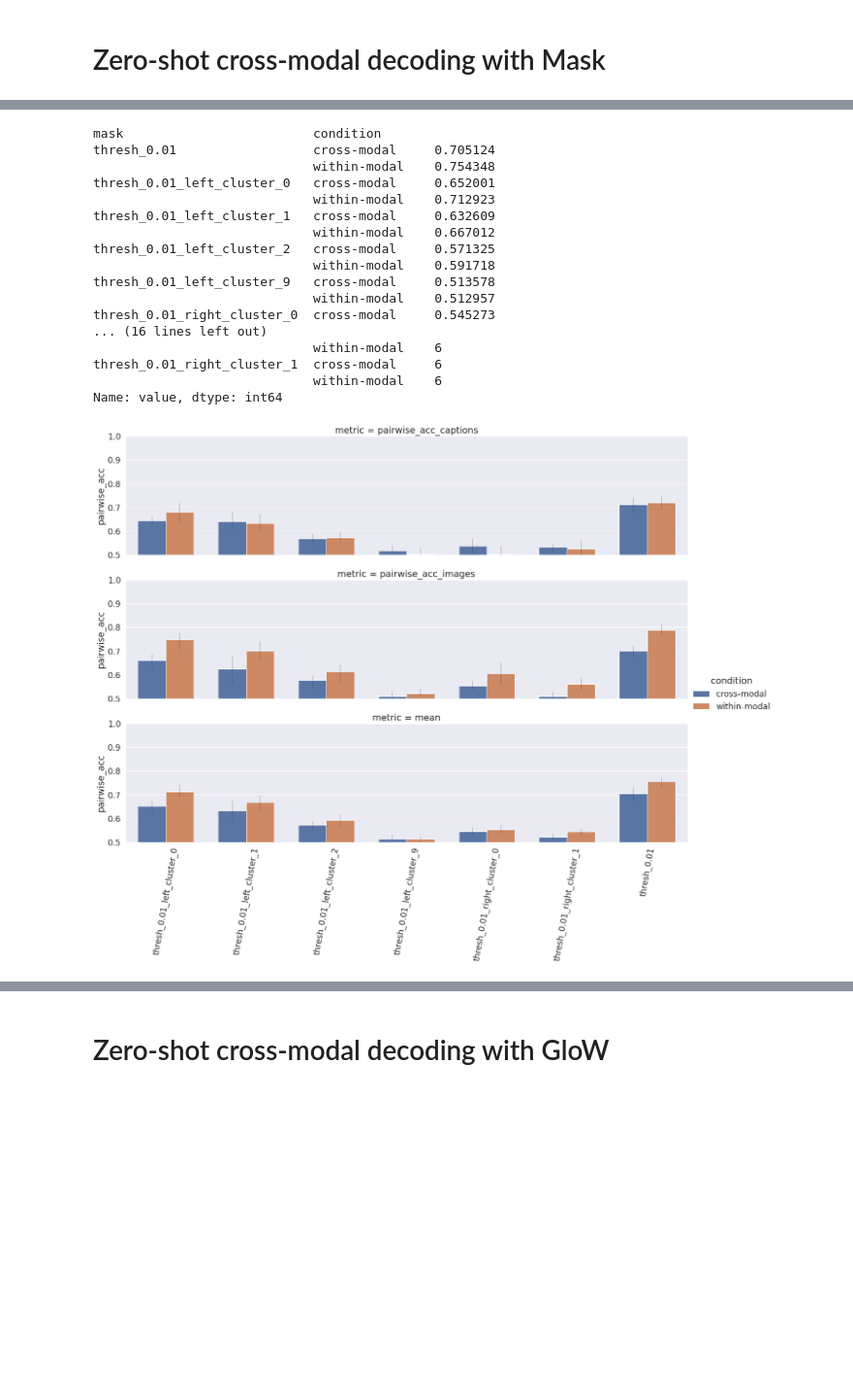
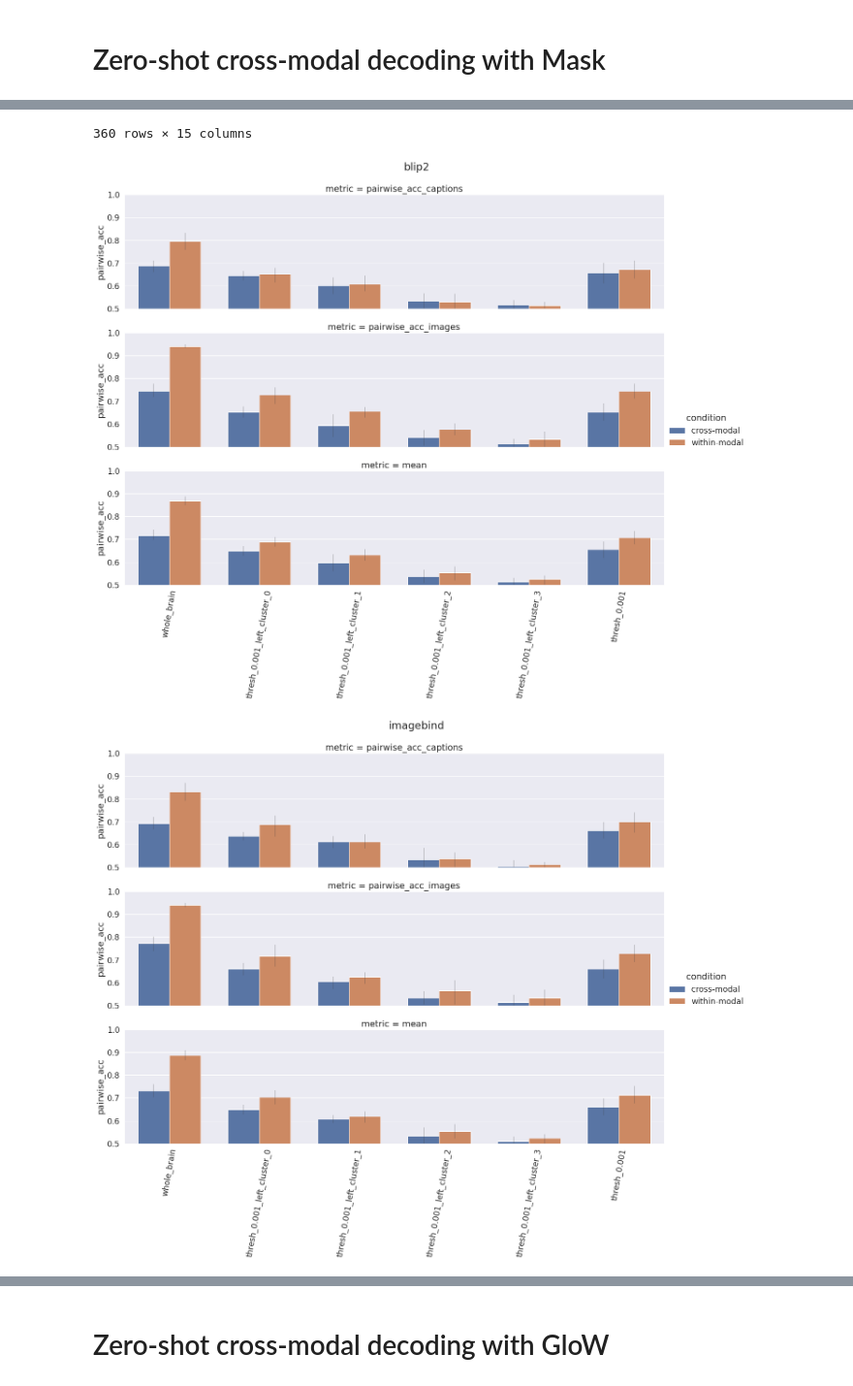
Before and after one commit to mitjanikolaus/multimodal_decoding, a Jupyter notebook: notebooks/zero_shot_cross_modal_decoding.ipynb, the cells around one changed output, grey strips where cells are left out. Shown at 97% size. Saved outputs shown, nothing was run; the diff lists cells and outputs as text; code cells hidden in the pictures; blank space fills up the shorter version.

```diff
--- a/notebooks/zero_shot_cross_modal_decoding.ipynb
+++ b/notebooks/zero_shot_cross_modal_decoding.ipynb
@@ -129,7 +129,7 @@ def calc_model_feat_order(data, model_order, feat_options=DEFAULT_FEAT_OPTIONS):
 
     return model_feat_order
 # %%
-def create_zero_shot_cross_modal_plot(data, x_variable, ylim=(0.5, 1)):
+def create_zero_shot_cross_modal_plot(data, x_variable, ylim=(0.5, 1), y_variable="value", ylabel="pairwise_acc", row_variable="metric", hue_variable="condition", title=None):
     sns.set(font_scale=1.6)
     TRAIN_MODE_ORDER = ["images", "captions", "modality-agnostic"]
     FEAT_ORDER = ["vision models", "language models", "multimodal models"]
@@ -163,12 +163,13 @@ def create_zero_shot_cross_modal_plot(data, x_variable, ylim=(0.5, 1)):
                     message = f"unexpected number of datapoints: {length} (expected: {expected_num_datapoints}) (model_feat: {model} {mode})"
                     print(f"Warning: {message}")
 
-    g = sns.catplot(data_to_plot, kind="bar", x=x_variable, y="value", row="metric", row_order=metrics_order, col=None, height=height, aspect=aspect, hue="condition", hue_order=condition_order,
+    g = sns.catplot(data_to_plot, kind="bar", x=x_variable, y=y_variable, row=row_variable, row_order=metrics_order, col=None, height=height, aspect=aspect, hue=hue_variable, hue_order=condition_order,
                     palette=None, err_kws={'linewidth': 0.5, 'alpha': 0.99}, width=0.7)
 
-    g.set(ylim=ylim, ylabel="pairwise_acc", xlabel='')
+    g.set(ylim=ylim, ylabel=ylabel, xlabel='')
     g.tick_params(axis='x', rotation=80)
-
+    if title:
+        g.fig.suptitle(title, y=1.03)
     return data_to_plot
 # %%
 data_plotted = create_zero_shot_cross_modal_plot(data_matched_feats, "model", ylim=(0.3, 1))
@@ -239,25 +226,6 @@ data_matched_feats = add_mean_cross_modal_and_within_modal_rows(data_matched_fea
-# %%
-data_plotted = create_zero_shot_cross_modal_plot(data_matched_feats, x_variable="mask")
-# plt.savefig(os.path.join(RESULTS_DIR, f"zero_shot_cross_modal_masks.png"), bbox_inches='tight', pad_inches=0, dpi=300)
-
-print(data_plotted[(data_plotted.metric == "mean")].groupby(["mask", "condition"])['value'].mean())
-print(data_plotted[(data_plotted.metric == "mean")].groupby(["mask", "condition"])['value'].count())
-# %% [output]
-mask                         condition
-thresh_0.01                  cross-modal     0.705124
-                             within-modal    0.754348
-thresh_0.01_left_cluster_0   cross-modal     0.652001
-                             within-modal    0.712923
-thresh_0.01_left_cluster_1   cross-modal     0.632609
-                             within-modal    0.667012
-thresh_0.01_left_cluster_2   cross-modal     0.571325
-                             within-modal    0.591718
-thresh_0.01_left_cluster_9   cross-modal     0.513578
-                             within-modal    0.512957
-thresh_0.01_right_cluster_0  cross-modal     0.545273
-... (16 lines left out)
-                             within-modal    6
-thresh_0.01_right_cluster_1  cross-modal     6
-                             within-modal    6
-Name: value, dtype: int64
-[figure, removed]
+# %%
+data_plotted = create_zero_shot_cross_modal_masks_plot("blip2")
+create_zero_shot_cross_modal_masks_plot("imagebind")
+create_zero_shot_cross_modal_masks_plot("clip")
+create_zero_shot_cross_modal_masks_plot("flava")
+# %% [output]
@@ -263,0 +244,3 @@ Name: value, dtype: int64
+360 rows × 15 columns
+[figure, added]
+[figure, added]
```
Also changed, not shown: parts of 8 cells of this notebook, 3 other files.
